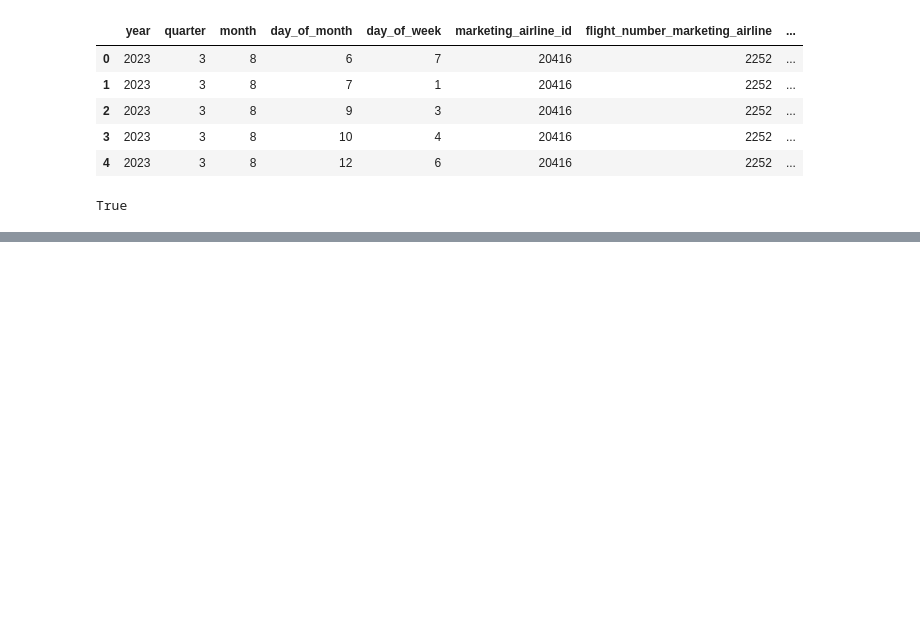
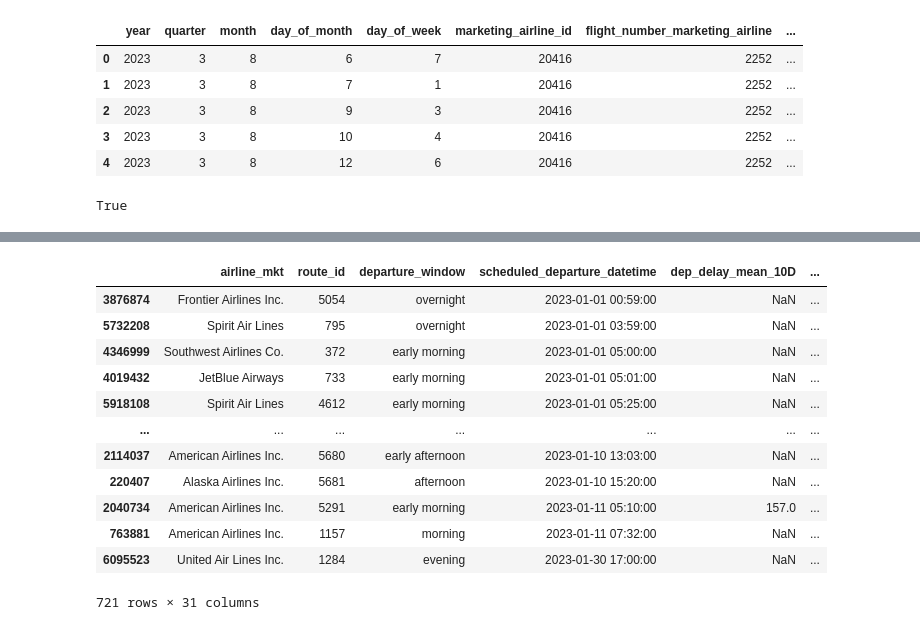
Before and after one commit to dezertdweller/flight-cancellations, a Jupyter notebook: notebooks/historical_performance.ipynb, the cells around one changed output, grey strips where cells are left out. Drawn from its saved outputs; the diff is of its cells as text; code cells hidden in the pictures; blank space fills up the shorter version.

```diff
--- a/notebooks/historical_performance.ipynb
+++ b/notebooks/historical_performance.ipynb
@@ -371,0 +414,17 @@ True
+# %%
+missing_jan_flights = missing_stats[missing_stats['scheduled_departure_datetime'].dt.month == 1]
+missing_jan_flights
+# %% [output]
+|  | airline_mkt | route_id | departure_window | scheduled_departure_datetime | dep_delay_mean_10D | ... |
+| 3876874 | Frontier Airlines Inc. | 5054 | overnight | 2023-01-01 00:59:00 | NaN | ... |
+| 5732208 | Spirit Air Lines | 795 | overnight | 2023-01-01 03:59:00 | NaN | ... |
+| 4346999 | Southwest Airlines Co. | 372 | early morning | 2023-01-01 05:00:00 | NaN | ... |
+| 4019432 | JetBlue Airways | 733 | early morning | 2023-01-01 05:01:00 | NaN | ... |
+| 5918108 | Spirit Air Lines | 4612 | early morning | 2023-01-01 05:25:00 | NaN | ... |
+| ... | ... | ... | ... | ... | ... | ... |
+| 2114037 | American Airlines Inc. | 5680 | early afternoon | 2023-01-10 13:03:00 | NaN | ... |
+| 220407 | Alaska Airlines Inc. | 5681 | afternoon | 2023-01-10 15:20:00 | NaN | ... |
+| 2040734 | American Airlines Inc. | 5291 | early morning | 2023-01-11 05:10:00 | 157.0 | ... |
+| 763881 | American Airlines Inc. | 1157 | morning | 2023-01-11 07:32:00 | NaN | ... |
+| 6095523 | United Air Lines Inc. | 1284 | evening | 2023-01-30 17:00:00 | NaN | ... |
+721 rows × 31 columns
```
Also changed, not shown: parts of 34 cells of this notebook, 4 other files.
